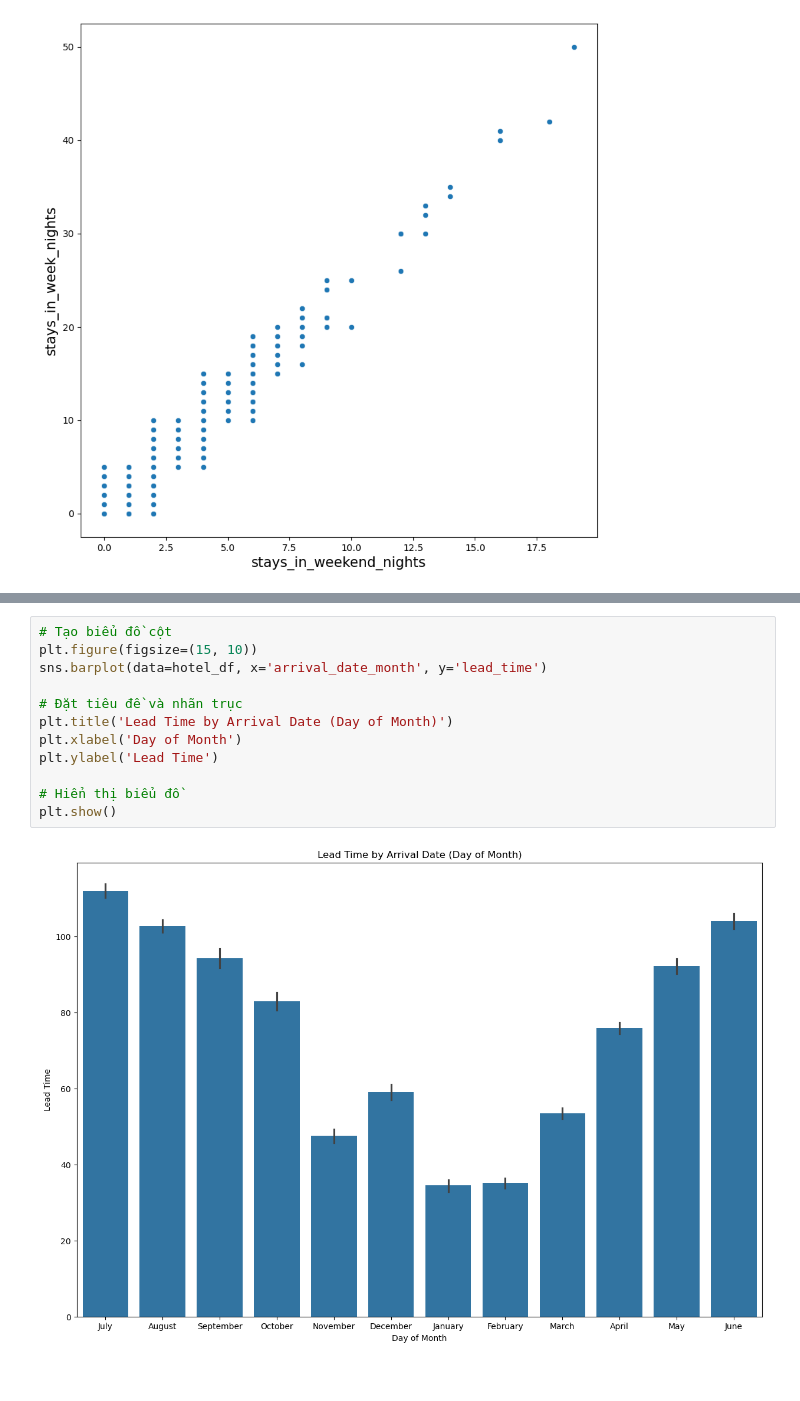
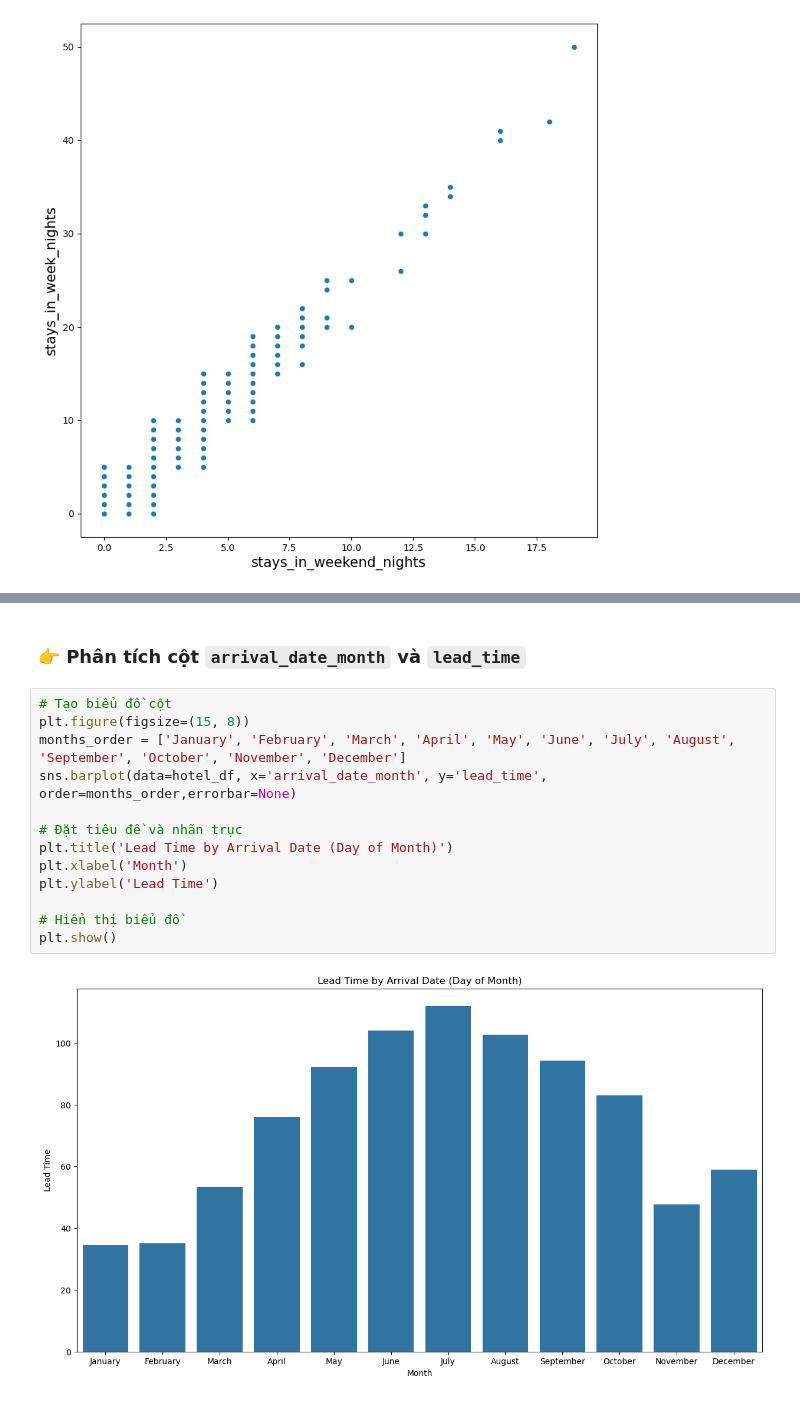
Before and after one commit to kolee1902/Data_Visualization_DoAnQuanHoa, a Jupyter notebook: Hotel_Booking.ipynb, the cells around one changed output, grey strips where cells are left out. Drawn from its saved outputs; the diff is of its cells as text.

Commit message:
Update Hotel_Booking.ipynb
- Làm đến phần EDA 3D

```diff
--- a/Hotel_Booking.ipynb
+++ b/Hotel_Booking.ipynb
@@ -370,14 +345,17 @@ sns.barplot(data=hotel_df, x='customer_type', y='stays_in_week_nights')
+# %% [markdown]
+### 👉 **Phân tích cột `arrival_date_month` và `lead_time`**
 # %%
 # Tạo biểu đồ cột
-plt.figure(figsize=(15, 10))
-sns.barplot(data=hotel_df, x='arrival_date_month', y='lead_time')
+plt.figure(figsize=(15, 8))
+months_order = ['January', 'February', 'March', 'April', 'May', 'June', 'July', 'August', 'September', 'October', 'November', 'December']
+sns.barplot(data=hotel_df, x='arrival_date_month', y='lead_time', order=months_order,errorbar=None)
 
 # Đặt tiêu đề và nhãn trục
 plt.title('Lead Time by Arrival Date (Day of Month)')
-plt.xlabel('Day of Month')
+plt.xlabel('Month')
 plt.ylabel('Lead Time')
 
 # Hiển thị biểu đồ
 plt.show()
 # %% [output]
-[figure, old version]
+[figure, new version]
```
Also changed, not shown: parts of 33 cells of this notebook.
